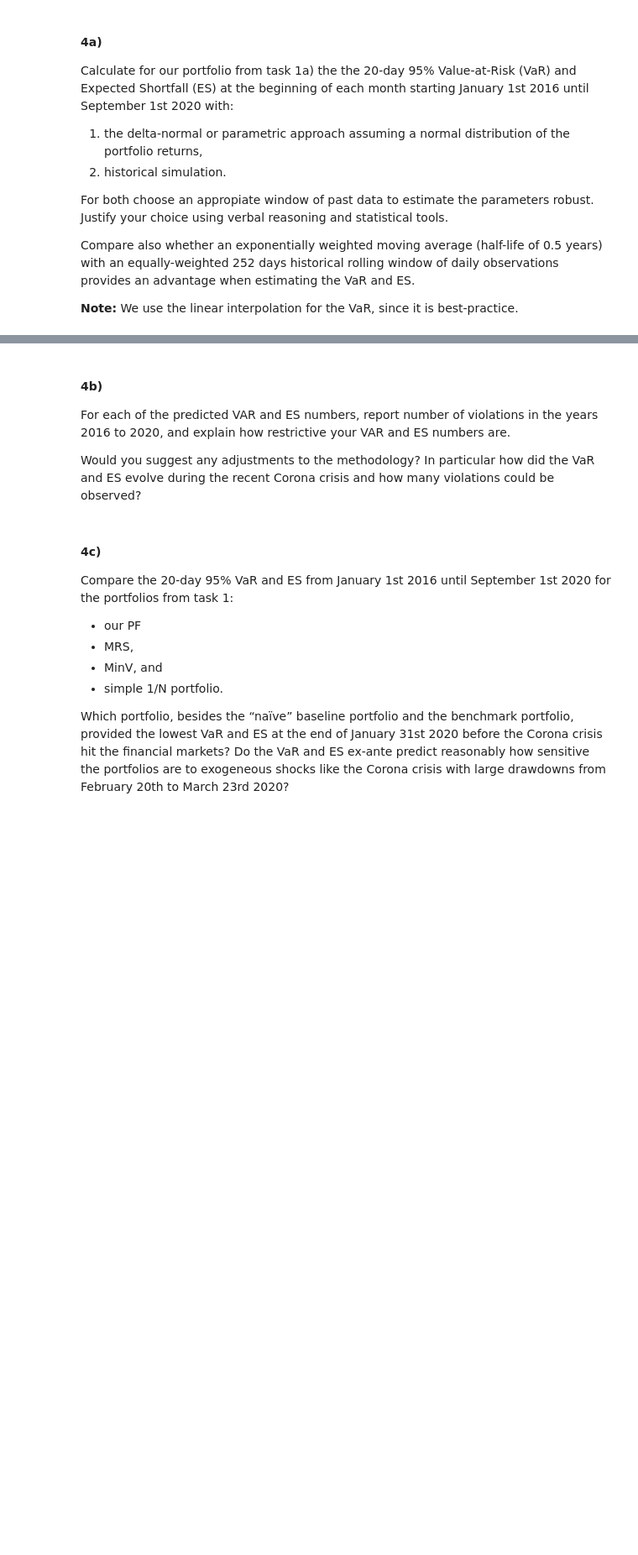
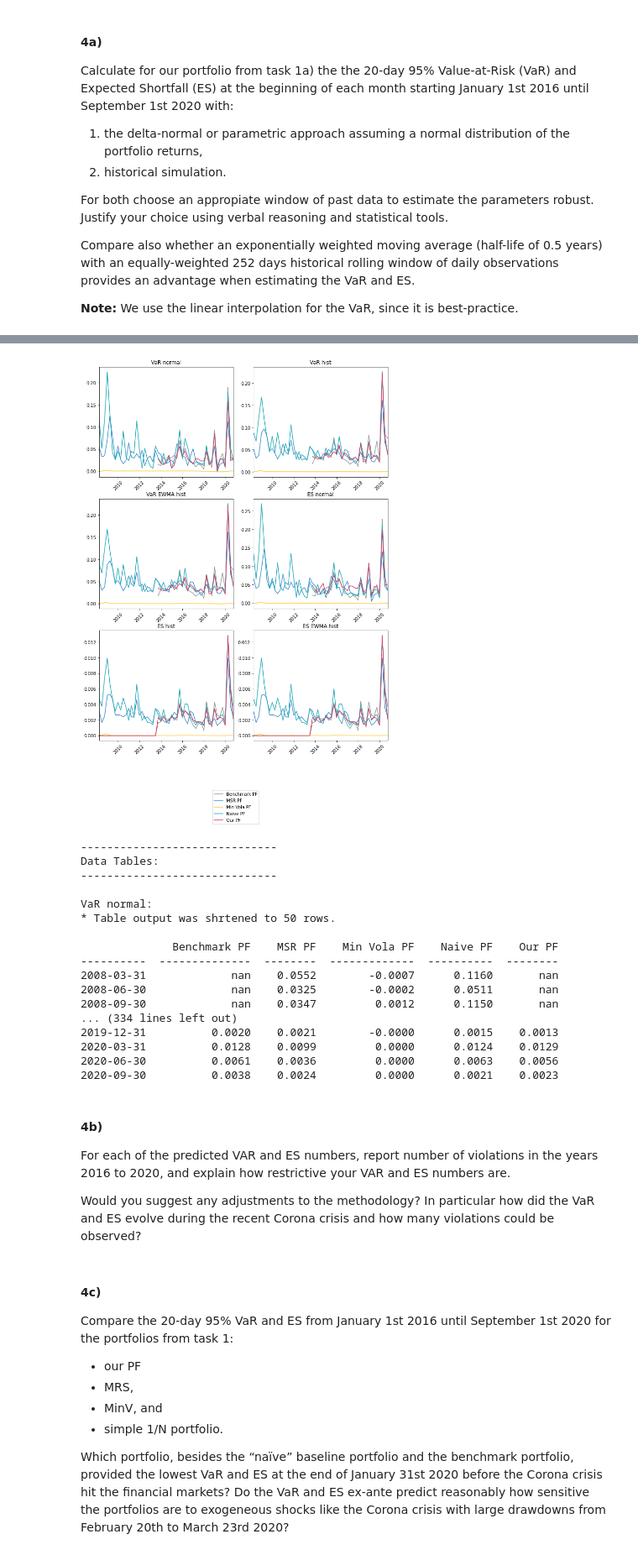
Before and after one commit to vanalmsick/pf_mgt, a Jupyter notebook: pf_mgt/assignment 2.ipynb, the cells around one changed output, grey strips where cells are left out. Shown at 84% size. Cells and saved outputs as stored; diff of their text form; code cells hidden in the pictures; blank space fills up the shorter version.

```diff
--- a/pf_mgt/assignment 2.ipynb
+++ b/pf_mgt/assignment 2.ipynb
@@ -259,12 +259,15 @@ tmp_MSR_weights = PF_weights(tmp_returns, output='MSR')
 tmp_MVola_weights = PF_weights(tmp_returns, output='MVol')
 tmp_naive_weights = PF_weights(tmp_returns, output='1/N')
 
+performace = pd.DataFrame(columns=['MSR PF', 'Min Vola PF', 'Naive PF'])
+
 PF_moments = {}
 
 for date, new_df in df_date_period_iterator(df_returns, period='q', true_date=True):
     tmp_moments_MSR = PF_value_with_rebalancing(new_df, tmp_MSR_weights, rebalancing='monthly', percentage=True)['PF Total'].rename('MSR PF')
     tmp_moments_MVola = PF_value_with_rebalancing(new_df, tmp_MVola_weights, rebalancing='monthly', percentage=True)['PF Total'].rename('Min Vola PF')
     tmp_moments_naive = PF_value_with_rebalancing(new_df, tmp_naive_weights, rebalancing='monthly', percentage=True)['PF Total'].rename('Naive PF')
+    performace = performace.append(pd.concat([tmp_moments_MSR, tmp_moments_MVola, tmp_moments_naive], axis=1))
 
     PF_moments[date] = moments(pd.concat([tmp_moments_MSR, tmp_moments_MVola, tmp_moments_naive], axis=1, sort=False), output=['Mean (p.a.)', 'Sharpe', 'SStd (p.a.)', 'MaxD'])
 
@@ -283,6 +286,10 @@ weights = transpose_dict_DF(weights, [('head', 'dict_key'),('head', 'index')])
 # Show results
 custom_plot(PF_moments)
 
+#Store for exercise 4
+store_exercise_1 = pd.concat([store_exercise_1, performace], axis=1)
+
+
 exp_dict = PF_moments
 exp_dict['DATA'] = df_returns
 exp_dict.update(weights)
@@ -823,18 +841,39 @@ proba
 # %%
 combined = {}
 for day, DF in df_date_period_iterator(store_exercise_1, period='q', true_date=True):
     tmp_VaR = VaR(DF, p=0.95, method=['normal','hist'], output='VaR', n_days=20).rename(columns={'hist':'VaR hist', 'normal':'VaR normal'})
-    print(DF)
-    tmp_EWMA_VaR = VaR(DF, p=0.95, method=['hist'], output='VaR', n_days=20, ewma=0.5).rename(columns={'hist':'VaR EWMA hist'})
+    ############# EMWA config ##########
+    tmp_EWMA_VaR = VaR(DF, p=0.95, method=['hist'], output='VaR', n_days=20, ewma=False).rename(columns={'hist':'VaR EWMA hist'})
     tmp_VaR = pd.concat([tmp_VaR, tmp_EWMA_VaR], axis=1)
     tmp_ES = VaR(DF, p=0.95, method=['normal','hist'], output='ES', n_days=20).rename(columns={'hist':'ES hist', 'normal':'ES normal'})
-    tmp_EWMA_ES = VaR(DF, p=0.95, method=['hist'], output='ES', n_days=20, ewma=0.5).rename(columns={'hist':'ES EWMA hist'})
+    ############# EMWA config ##########
+    tmp_EWMA_ES = VaR(DF, p=0.95, method=['hist'], output='ES', n_days=20, ewma=False).rename(columns={'hist':'ES EWMA hist'})
     tmp_ES = pd.concat([tmp_ES, tmp_EWMA_ES], axis=1)
     combined[day] = pd.concat([tmp_VaR, tmp_ES], axis=1)
 
 combined = transpose_dict_DF(combined, [('head','index'),('dict_key','index')])
+store4a = combined.copy()
 
 custom_plot(combined)
+# %% [output]
+[figure, added]
+------------------------------
+Data Tables:
+------------------------------
+
+VaR normal:
+* Table output was shrtened to 50 rows.
+
+              Benchmark PF    MSR PF    Min Vola PF    Naive PF    Our PF
+----------  --------------  --------  -------------  ----------  --------
+2008-03-31             nan    0.0552        -0.0007      0.1160       nan
+2008-06-30             nan    0.0325        -0.0002      0.0511       nan
+2008-09-30             nan    0.0347         0.0012      0.1150       nan
+... (334 lines left out)
+2019-12-31          0.0020    0.0021        -0.0000      0.0015    0.0013
+2020-03-31          0.0128    0.0099         0.0000      0.0124    0.0129
+2020-06-30          0.0061    0.0036         0.0000      0.0063    0.0056
+2020-09-30          0.0038    0.0024         0.0000      0.0021    0.0023
 # %% [markdown]
 #### 4b)
 For each of the predicted VAR and ES numbers, report number of violations in the years 2016 to 2020, and explain how restrictive your VAR and ES numbers are.
```
Also changed, not shown: parts of 7 cells of this notebook, 1 other file.
